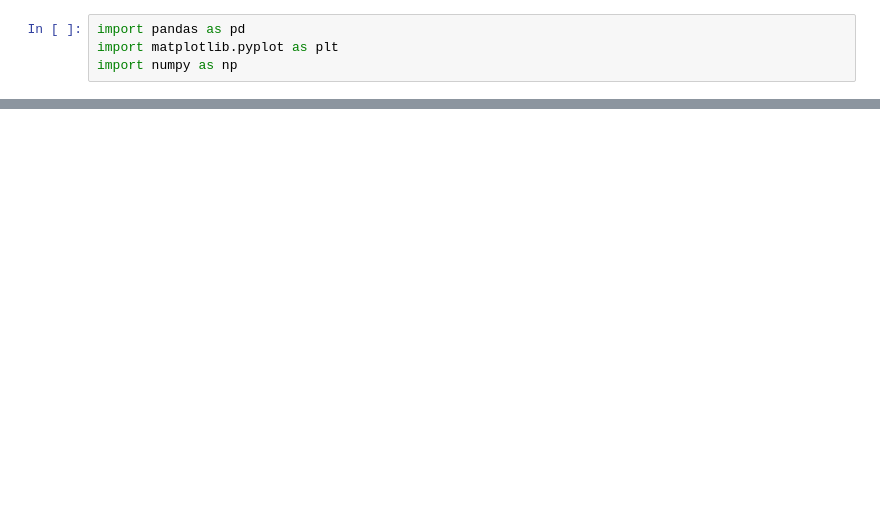
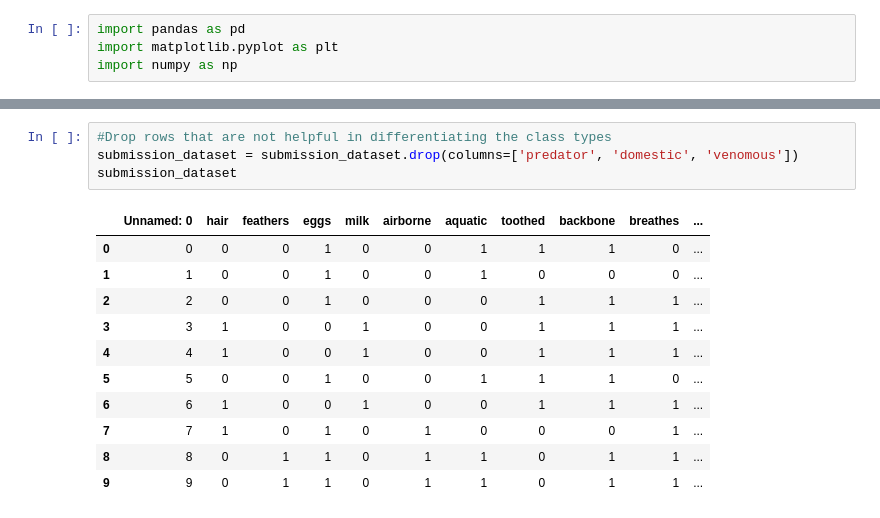
Before and after one commit to frankmaayn/data_science_bootcamp2020, a Jupyter notebook: Python/matplotlib/NSF_MINI_PROJECT_ZOO.ipynb, the cells around one changed output, grey strips where cells are left out. Saved outputs shown, nothing was run; the diff lists cells and outputs as text; blank space fills up the shorter version.

```diff
--- a/Python/matplotlib/NSF_MINI_PROJECT_ZOO.ipynb
+++ b/Python/matplotlib/NSF_MINI_PROJECT_ZOO.ipynb
@@ -56,0 +88,16 @@ number
+# %%
+#Drop rows that are not helpful in differentiating the class types
+submission_dataset = submission_dataset.drop(columns=['predator', 'domestic', 'venomous'])
+submission_dataset
+# %% [output]
+|  | Unnamed: 0 | hair | feathers | eggs | milk | airborne | aquatic | toothed | backbone | breathes | ... |
+| 0 | 0 | 0 | 0 | 1 | 0 | 0 | 1 | 1 | 1 | 0 | ... |
+| 1 | 1 | 0 | 0 | 1 | 0 | 0 | 1 | 0 | 0 | 0 | ... |
+| 2 | 2 | 0 | 0 | 1 | 0 | 0 | 0 | 1 | 1 | 1 | ... |
+| 3 | 3 | 1 | 0 | 0 | 1 | 0 | 0 | 1 | 1 | 1 | ... |
+| 4 | 4 | 1 | 0 | 0 | 1 | 0 | 0 | 1 | 1 | 1 | ... |
+| 5 | 5 | 0 | 0 | 1 | 0 | 0 | 1 | 1 | 1 | 0 | ... |
+| 6 | 6 | 1 | 0 | 0 | 1 | 0 | 0 | 1 | 1 | 1 | ... |
+| 7 | 7 | 1 | 0 | 1 | 0 | 1 | 0 | 0 | 0 | 1 | ... |
+| 8 | 8 | 0 | 1 | 1 | 0 | 1 | 1 | 0 | 1 | 1 | ... |
+| 9 | 9 | 0 | 1 | 1 | 0 | 1 | 1 | 0 | 1 | 1 | ... |
```
Also changed, not shown: parts of 12 cells of this notebook.
